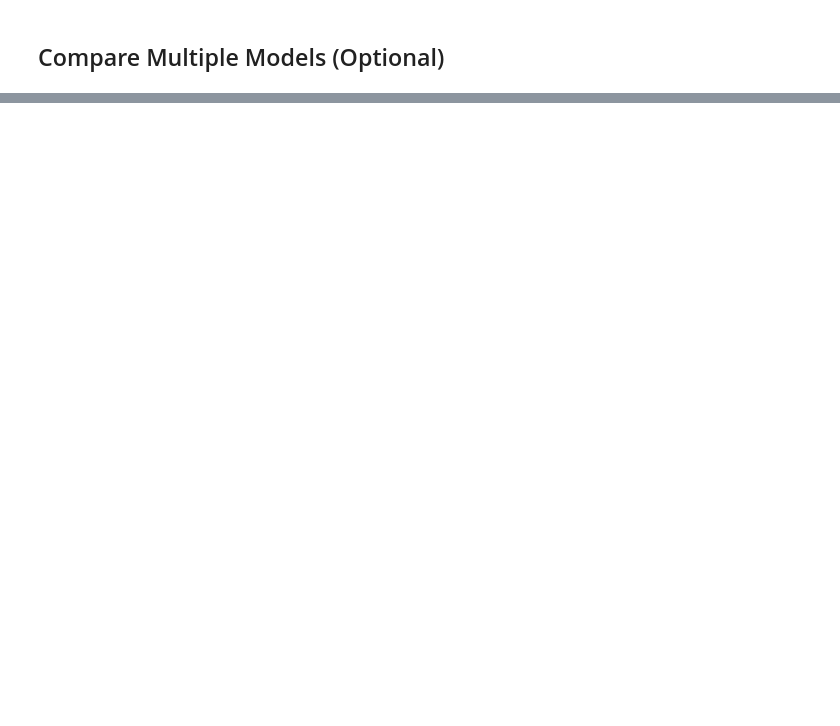
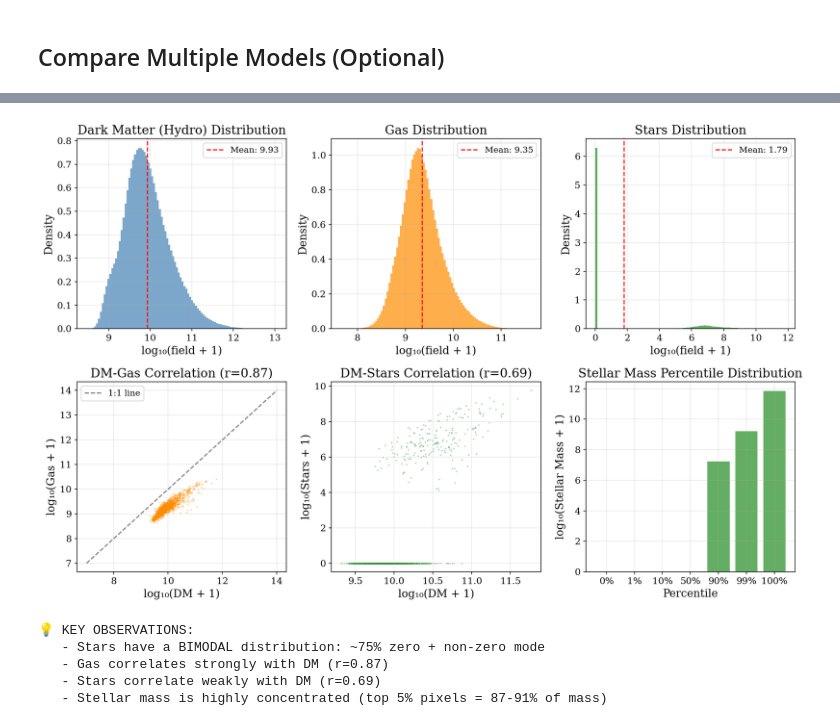
Before and after one commit to Maxelee/vdm_BIND, a Jupyter notebook: analysis/notebooks/training_validation.ipynb, the cells around one changed output, grey strips where cells are left out. Cells and saved outputs as stored; diff of their text form; code cells hidden in the pictures; blank space fills up the shorter version.

Commit message:
comparing models

```diff
--- a/analysis/notebooks/training_validation.ipynb
+++ b/analysis/notebooks/training_validation.ipynb
@@ -652,14 +647,14 @@ Bias (by channel):
 # MODEL COMPARISON - Set to True to enable
 # ============================================================================
 
-COMPARE_MODELS = False
+COMPARE_MODELS = True
 
 # Sampling steps for different model types
 SAMPLING_STEPS_CONFIG = {
-    'clean': 250,      # VDM uses ~250 steps
-    'triple': 250,     # VDM triple uses ~250 steps
-    'ddpm': 250,       # DDPM can use 250-1000 steps
-    'interpolant': 50, # Interpolant only needs ~50 steps
+    'clean': 1000,      # VDM uses ~250 steps
+    'triple': 1000,     # VDM triple uses ~250 steps
+    'ddpm': 1000,       # DDPM can use 250-1000 steps
+    'interpolant': 100, # Interpolant only needs ~50 steps
 }
 
 if COMPARE_MODELS:
@@ -872,0 +1898,69 @@ if COMPARE_MODELS:
+# %%
+# Visualize the data distributions
+fig, axes = plt.subplots(2, 3, figsize=(14, 9))
+
+# Row 1: Field histograms in log space
+for i, (data, name, color) in enumerate([
+    (log_dm, 'Dark Matter (Hydro)', 'steelblue'),
+    (log_gas, 'Gas', 'darkorange'),
+    (log_star, 'Stars', 'forestgreen')
+]):
+    ax = axes[0, i]
+    ax.hist(data.flatten(), bins=100, color=color, alpha=0.7, density=True)
+    ax.axvline(data.mean(), color='red', linestyle='--', label=f'Mean: {data.mean():.2f}')
+    ax.set_xlabel('log₁₀(field + 1)')
+    ax.set_ylabel('Density')
+    ax.set_title(f'{name} Distribution')
+    ax.legend()
+    ax.grid(True, alpha=0.3)
+
+# Row 2: Correlation plots and stellar sparsity
+# DM vs Gas correlation
+ax = axes[1, 0]
+sample_idx = np.random.choice(len(all_dm_tgt), 1)[0]
+ax.scatter(log_dm[sample_idx].flatten()[::10], log_gas[sample_idx].flatten()[::10],
+           alpha=0.3, s=1, c='darkorange')
+ax.set_xlabel('log₁₀(DM + 1)')
+ax.set_ylabel('log₁₀(Gas + 1)')
+ax.set_title(f'DM-Gas Correlation (r={correlations[:,0].mean():.2f})')
+ax.plot([7, 14], [7, 14], 'k--', alpha=0.5, label='1:1 line')
+ax.legend()
+ax.grid(True, alpha=0.3)
+
+# DM vs Stars correlation
+ax = axes[1, 1]
+ax.scatter(log_dm[sample_idx].flatten()[::10], log_star[sample_idx].flatten()[::10],
+           alpha=0.3, s=1, c='forestgreen')
+ax.set_xlabel('log₁₀(DM + 1)')
+ax.set_ylabel('log₁₀(Stars + 1)')
+ax.set_title(f'DM-Stars Correlation (r={correlations[:,1].mean():.2f})')
+ax.grid(True, alpha=0.3)
+
+# Stellar sparsity visualization
+ax = axes[1, 2]
+star_percentiles = [0, 1, 10, 50, 90, 99, 100]
+star_values = np.percentile(all_star.flatten(), star_percentiles)
+ax.bar(range(len(star_percentiles)), np.log10(star_values + 1), color='forestgreen', alpha=0.7)
+ax.set_xticks(range(len(star_percentiles)))
+ax.set_xticklabels([f'{p}%' for p in star_percentiles])
+ax.set_xlabel('Percentile')
+ax.set_ylabel('log₁₀(Stellar Mass + 1)')
+ax.set_title('Stellar Mass Percentile Distribution')
+ax.grid(True, alpha=0.3)
+
+plt.tight_layout()
+plt.savefig(FIGURE_DIR / 'data_distribution_analysis.png', dpi=150, bbox_inches='tight')
+plt.show()
+
+print(f"\n💡 KEY OBSERVATIONS:")
+print(f"   - Stars have a BIMODAL distribution: ~{np.mean(star_sparsity)*100:.0f}% zero + non-zero mode")
+print(f"   - Gas correlates strongly with DM (r={correlations[:,0].mean():.2f})")
+print(f"   - Stars correlate weakly with DM (r={correlations[:,1].mean():.2f})")
+print(f"   - Stellar mass is highly concentrated (top 5% pixels = 87-91% of mass)")
+# %% [output]
+[figure, added]
+💡 KEY OBSERVATIONS:
+   - Stars have a BIMODAL distribution: ~75% zero + non-zero mode
+   - Gas correlates strongly with DM (r=0.87)
+   - Stars correlate weakly with DM (r=0.69)
+   - Stellar mass is highly concentrated (top 5% pixels = 87-91% of mass)
```
Also changed, not shown: parts of 23 cells of this notebook, 13 other files.
